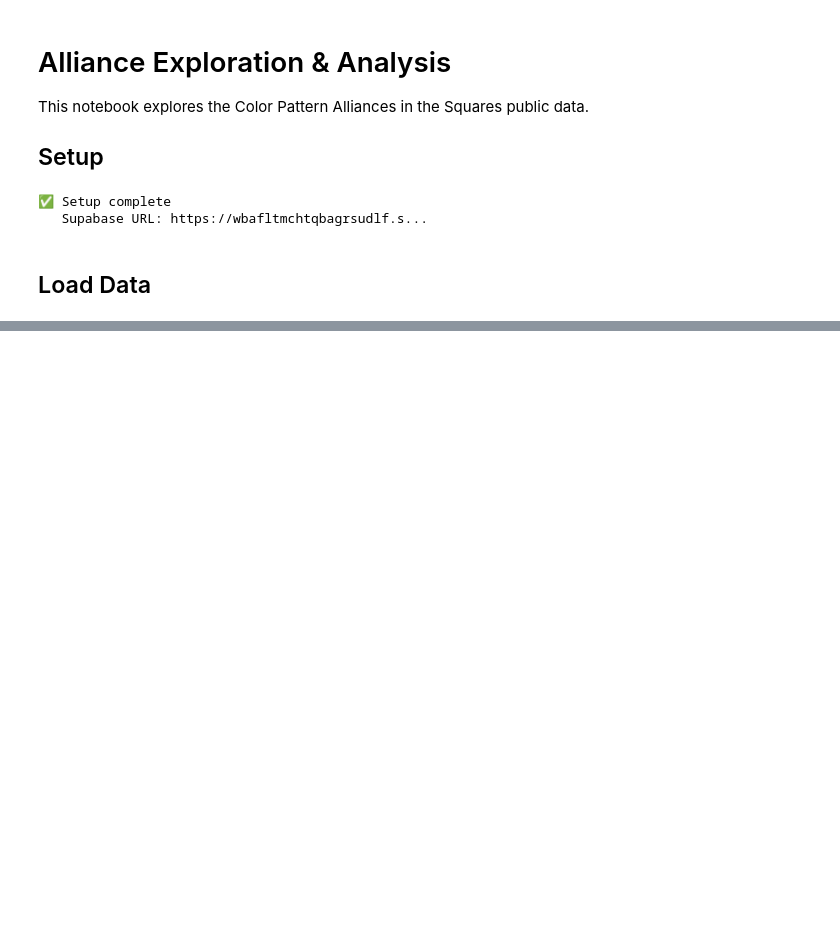
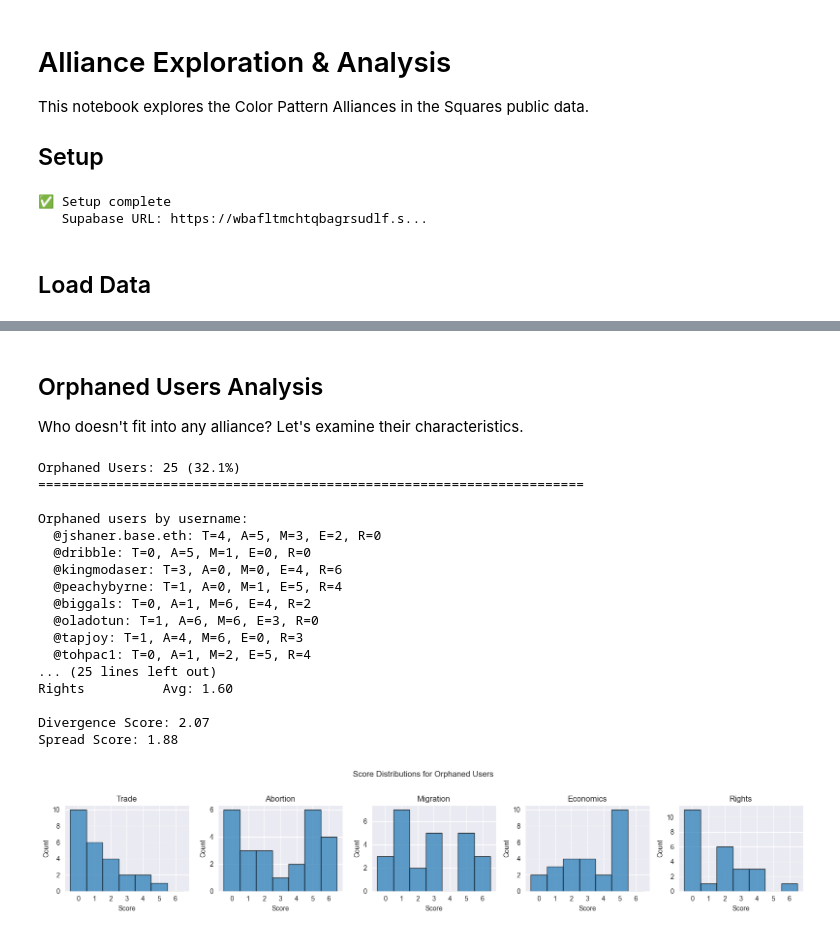
Before and after one commit to seanbhart/squares, a Jupyter notebook: analytics/alliance_exploration.ipynb, the cells around one changed output, grey strips where cells are left out. Cells and saved outputs as stored; diff of their text form; code cells hidden in the pictures; blank space fills up the shorter version.

```diff
--- a/analytics/alliance_exploration.ipynb
+++ b/analytics/alliance_exploration.ipynb
@@ -756,0 +192,60 @@ hiponax.eth  410486               3            3               1
+# %% [markdown]
+## Orphaned Users Analysis
+
+Who doesn't fit into any alliance? Let's examine their characteristics.
+# %%
+# Get orphaned users (not in any alliance)
+orphaned = df[~df['in_any_alliance']].copy()
+
+print(f"Orphaned Users: {len(orphaned)} ({len(orphaned)/len(df)*100:.1f}%)")
+print("="*70)
+
+if len(orphaned) > 0:
+    print(f"\nOrphaned users by username:")
+    for idx, row in orphaned.iterrows():
+        print(f"  @{row['username']}: T={row['trade_score']}, A={row['abortion_score']}, "
+              f"M={row['migration_score']}, E={row['economics_score']}, R={row['rights_score']}")
+
+    # Statistics on orphaned users
+    print(f"\n\nOrphaned User Statistics:")
+    print("-" * 60)
+    for dim in dimensions:
+        avg = orphaned[dim].mean()
+        print(f"{dim.replace('_score', '').title():<15} Avg: {avg:.2f}")
+
+    print(f"\nDivergence Score: {orphaned['divergence_score'].mean():.2f}")
+    print(f"Spread Score: {orphaned['spread_score'].mean():.2f}")
+
+    # Show distribution of scores for orphaned users
+    fig, axes = plt.subplots(1, 5, figsize=(16, 3))
+    for idx, dim in enumerate(dimensions):
+        dim_name = dim.replace('_score', '').title()
+        axes[idx].hist(orphaned[dim], bins=7, range=(-0.5, 6.5), alpha=0.7, edgecolor='black')
+        axes[idx].set_title(dim_name)
+        axes[idx].set_xlabel('Score')
+        axes[idx].set_ylabel('Count')
+        axes[idx].set_xticks(range(7))
+    plt.suptitle('Score Distributions for Orphaned Users', y=1.02)
+    plt.tight_layout()
+    plt.show()
+else:
+    print("\nNo orphaned users! Everyone fits into at least one alliance.")
+# %% [output]
+Orphaned Users: 25 (32.1%)
+======================================================================
+
+Orphaned users by username:
+  @jshaner.base.eth: T=4, A=5, M=3, E=2, R=0
+  @dribble: T=0, A=5, M=1, E=0, R=0
+  @kingmodaser: T=3, A=0, M=0, E=4, R=6
+  @peachybyrne: T=1, A=0, M=1, E=5, R=4
+  @biggals: T=0, A=1, M=6, E=4, R=2
+  @oladotun: T=1, A=6, M=6, E=3, R=0
+  @tapjoy: T=1, A=4, M=6, E=0, R=3
+  @tohpac1: T=0, A=1, M=2, E=5, R=4
+... (25 lines left out)
+Rights          Avg: 1.60
+
+Divergence Score: 2.07
+Spread Score: 1.88
+[figure, added]
```
Also changed, not shown: parts of 37 cells of this notebook, 6 other files.
